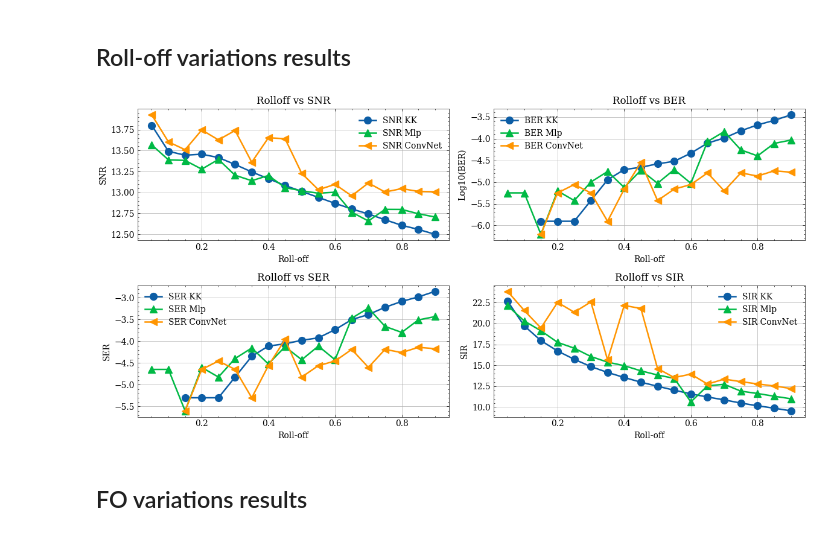
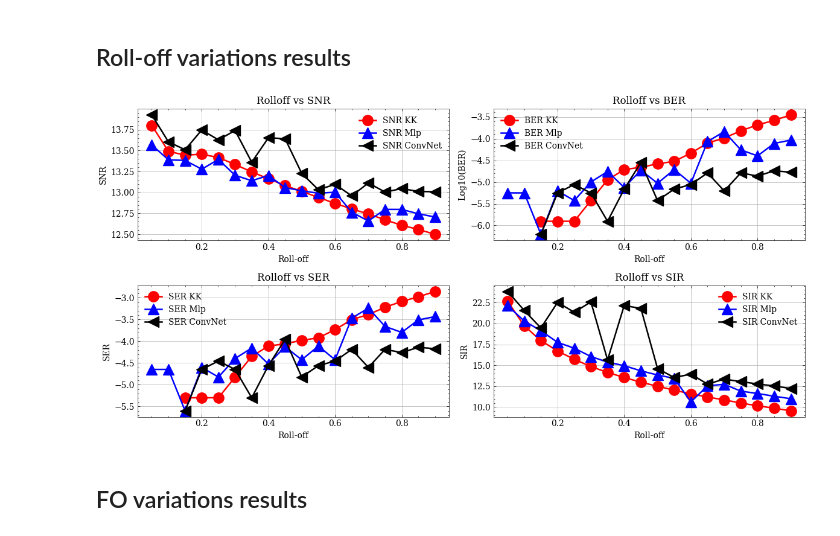
Before and after one commit to silasabs/PIVIC-PIBIC-Comunicacoes-Opticas, a Jupyter notebook: jupyter notebooks/Pibic_Results_PhaseRetrieval.ipynb, the cells around one changed output. Saved outputs shown, nothing was run; the diff lists cells and outputs as text; code cells hidden in the pictures.

```diff
--- a/jupyter notebooks/Pibic_Results_PhaseRetrieval.ipynb
+++ b/jupyter notebooks/Pibic_Results_PhaseRetrieval.ipynb
@@ -174,56 +165,57 @@ if savePlots:
 ## Roll-off variations results
 # %%
 Rolloff = np.arange(0.05, 0.95, 0.05)
-savePlots = False
+savePlots = True
+markersize = 12.5
 
 plt.figure(num=None, figsize=(12, 6))
 
 graphic01 = plt.subplot(2, 2, 1)
-plt.plot(Rolloff, 10*np.log10(Rolloff_SNR[0,:]), marker='o', markersize=8.5, label='SNR KK')
-plt.plot(Rolloff, 10*np.log10(Rolloff_SNR[1,:]), marker='^', markersize=8.5, label='SNR Mlp')
-plt.plot(Rolloff, 10*np.log10(Rolloff_SNR[2,:]), marker='<', markersize=8.5, label='SNR ConvNet')
+plt.plot(Rolloff, 10*np.log10(Rolloff_SNR[0,:]), color = 'red', marker='o', markersize=markersize, label='SNR KK')
+plt.plot(Rolloff, 10*np.log10(Rolloff_SNR[1,:]), color = 'blue', marker='^', markersize=markersize, label='SNR Mlp')
+plt.plot(Rolloff, 10*np.log10(Rolloff_SNR[2,:]), color = 'black', marker='<', markersize=markersize, label='SNR ConvNet')
 plt.xlabel('Roll-off')
 plt.ylabel('SNR')
 plt.title('Rolloff vs SNR')
 plt.legend()
 plt.grid()
 
 graphic02 = plt.subplot(2, 2, 2)
-plt.plot(Rolloff, np.log10(Rolloff_BER[0,:]), marker='o', markersize=8.5, label='BER KK')
-plt.plot(Rolloff, np.log10(Rolloff_BER[1,:]), marker='^', markersize=8.5, label='BER Mlp')
-plt.plot(Rolloff, np.log10(Rolloff_BER[2,:]), marker='<', markersize=8.5, label='BER ConvNet')
+plt.plot(Rolloff, np.log10(Rolloff_BER[0,:]), color = 'red', marker='o', markersize=markersize, label='BER KK')
+plt.plot(Rolloff, np.log10(Rolloff_BER[1,:]), color = 'blue', marker='^', markersize=markersize, label='BER Mlp')
+plt.plot(Rolloff, np.log10(Rolloff_BER[2,:]), color = 'black', marker='<', markersize=markersize, label='BER ConvNet')
 plt.xlabel('Roll-off')
 plt.ylabel('Log10(BER)')
 plt.title('Rolloff vs BER')
 plt.legend()
 plt.grid()
 
 graphic03 = plt.subplot(2, 2, 3)
-plt.plot(Rolloff, np.log10(Rolloff_SER[0,:]), marker='o', markersize=8.5, label='SER KK')
-plt.plot(Rolloff, np.log10(Rolloff_SER[1,:]), marker='^', markersize=8.5, label='SER Mlp')
-plt.plot(Rolloff, np.log10(Rolloff_SER[2,:]), marker='<', markersize=8.5, label='SER ConvNet')
+plt.plot(Rolloff, np.log10(Rolloff_SER[0,:]), color = 'red', marker='o', markersize=markersize, label='SER KK')
+plt.plot(Rolloff, np.log10(Rolloff_SER[1,:]), color = 'blue', marker='^', markersize=markersize, label='SER Mlp')
+plt.plot(Rolloff, np.log10(Rolloff_SER[2,:]), color = 'black', marker='<', markersize=markersize, label='SER ConvNet')
 plt.xlabel('Roll-off')
 plt.ylabel('SER')
 plt.title('Rolloff vs SER')
 plt.legend()
 plt.grid()
 
 graphic04 = plt.subplot(2, 2, 4)
-plt.plot(Rolloff, 10*np.log10(Rolloff_SIR[0,:]), marker='o', markersize=8.5, label='SIR KK')
-plt.plot(Rolloff, 10*np.log10(Rolloff_SIR[1,:]), marker='^', markersize=8.5, label='SIR Mlp')
-plt.plot(Rolloff, 10*np.log10(Rolloff_SIR[2,:]), marker='<', markersize=8.5, label='SIR ConvNet')
+plt.plot(Rolloff, 10*np.log10(Rolloff_SIR[0,:]), color = 'red', marker='o', markersize=markersize, label='SIR KK')
+plt.plot(Rolloff, 10*np.log10(Rolloff_SIR[1,:]), color = 'blue', marker='^', markersize=markersize, label='SIR Mlp')
+plt.plot(Rolloff, 10*np.log10(Rolloff_SIR[2,:]), color = 'black', marker='<', markersize=markersize, label='SIR ConvNet')
 plt.xlabel('Roll-off')
 plt.ylabel('SIR')
 plt.title('Rolloff vs SIR')
 plt.legend()
 plt.grid()
 
 plt.tight_layout()
 
 if savePlots:
-    plt.savefig(figurePath+'\Rolloff_Results.png', dpi=600)
+    plt.savefig(r'C:\Users\optic\Documents\PIVIC-PIBIC-Comunicacoes-Opticas\resultados\Figuras\Pibic'+'\Rolloff_Results.png', dpi=600)
 # %% [output]
-[figure, old version]
+[figure, new version]
 # %% [markdown]
 ## FO variations results
 # %%
```
Also changed, not shown: parts of 5 cells of this notebook, 1 other file.
